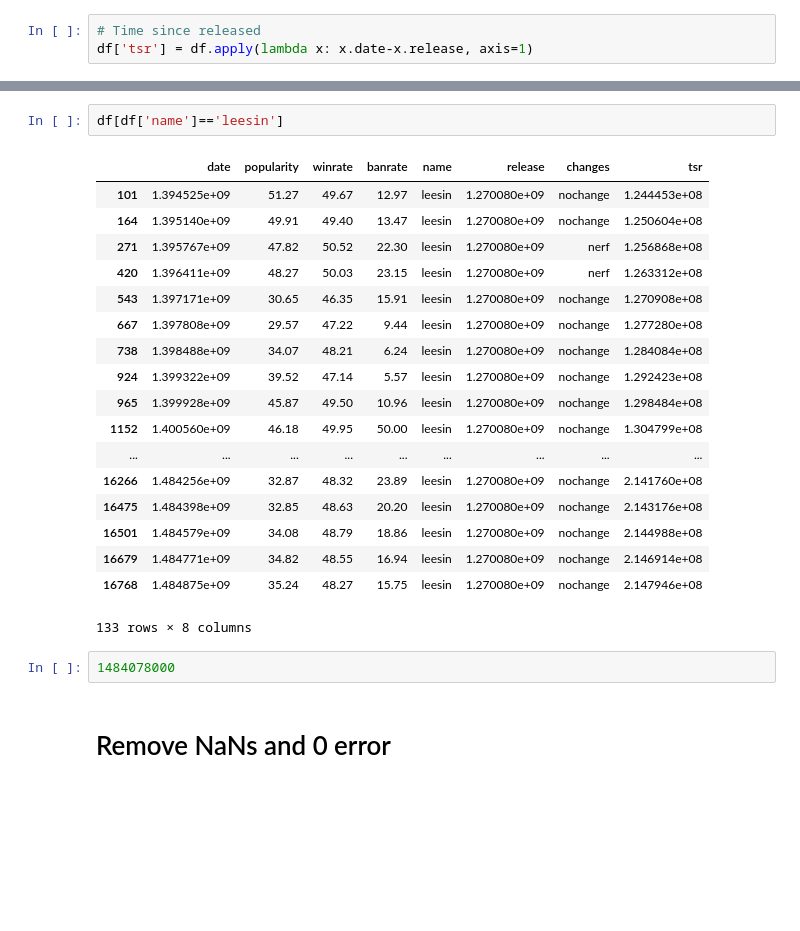
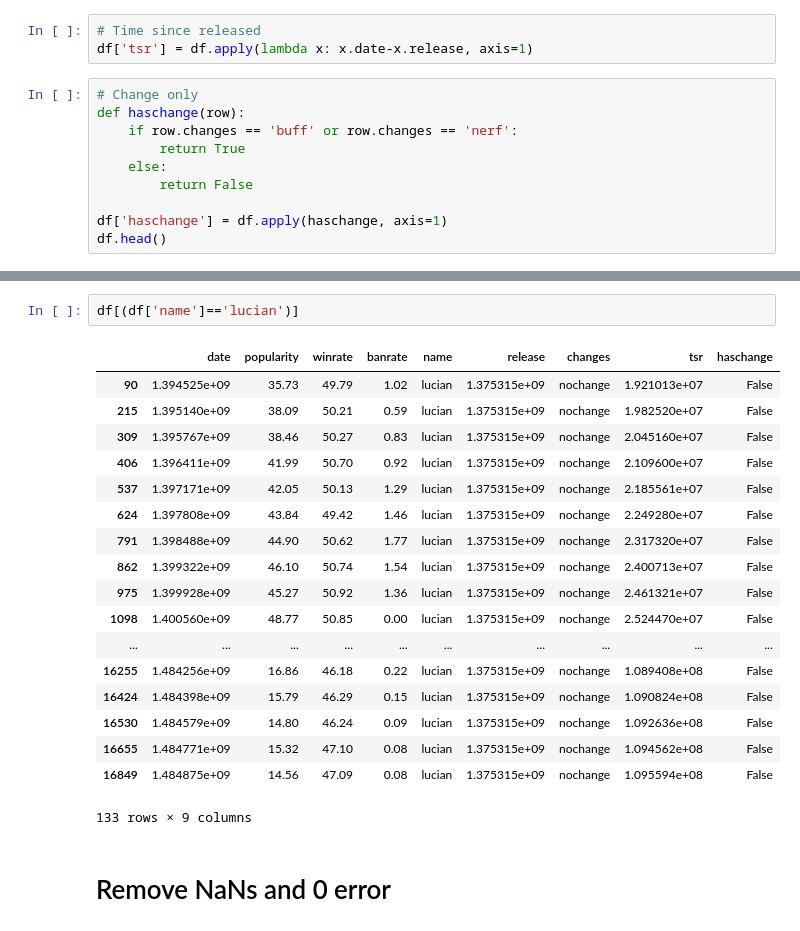
Before and after one commit to joseph-jnl/insight, a Jupyter notebook: lol_model_diamondonly.ipynb, the cells around one changed output, grey strips where cells are left out. Drawn from its saved outputs; the diff is of its cells as text; blank space fills up the shorter version.

```diff
--- a/lol_model_diamondonly.ipynb
+++ b/lol_model_diamondonly.ipynb
@@ -20,3 +20,13 @@ df.head()
 # %%
 # Time since released
 df['tsr'] = df.apply(lambda x: x.date-x.release, axis=1)
+# %%
+# Change only
+def haschange(row):
+    if row.changes == 'buff' or row.changes == 'nerf':
+        return True
+    else:
+        return False
+
+df['haschange'] = df.apply(haschange, axis=1)
+df.head()
@@ -23,26 +40,24 @@ df['tsr'] = df.apply(lambda x: x.date-x.release, axis=1)
 # %%
-df[df['name']=='leesin']
+df[(df['name']=='lucian')]
 # %% [output]
-|  | date | popularity | winrate | banrate | name | release | changes | tsr |
-| 101 | 1.394525e+09 | 51.27 | 49.67 | 12.97 | leesin | 1.270080e+09 | nochange | 1.244453e+08 |
-| 164 | 1.395140e+09 | 49.91 | 49.40 | 13.47 | leesin | 1.270080e+09 | nochange | 1.250604e+08 |
-| 271 | 1.395767e+09 | 47.82 | 50.52 | 22.30 | leesin | 1.270080e+09 | nerf | 1.256868e+08 |
-| 420 | 1.396411e+09 | 48.27 | 50.03 | 23.15 | leesin | 1.270080e+09 | nerf | 1.263312e+08 |
-| 543 | 1.397171e+09 | 30.65 | 46.35 | 15.91 | leesin | 1.270080e+09 | nochange | 1.270908e+08 |
-| 667 | 1.397808e+09 | 29.57 | 47.22 | 9.44 | leesin | 1.270080e+09 | nochange | 1.277280e+08 |
-| 738 | 1.398488e+09 | 34.07 | 48.21 | 6.24 | leesin | 1.270080e+09 | nochange | 1.284084e+08 |
-| 924 | 1.399322e+09 | 39.52 | 47.14 | 5.57 | leesin | 1.270080e+09 | nochange | 1.292423e+08 |
-| 965 | 1.399928e+09 | 45.87 | 49.50 | 10.96 | leesin | 1.270080e+09 | nochange | 1.298484e+08 |
-| 1152 | 1.400560e+09 | 46.18 | 49.95 | 50.00 | leesin | 1.270080e+09 | nochange | 1.304799e+08 |
-| ... | ... | ... | ... | ... | ... | ... | ... | ... |
-| 16266 | 1.484256e+09 | 32.87 | 48.32 | 23.89 | leesin | 1.270080e+09 | nochange | 2.141760e+08 |
-| 16475 | 1.484398e+09 | 32.85 | 48.63 | 20.20 | leesin | 1.270080e+09 | nochange | 2.143176e+08 |
-| 16501 | 1.484579e+09 | 34.08 | 48.79 | 18.86 | leesin | 1.270080e+09 | nochange | 2.144988e+08 |
-| 16679 | 1.484771e+09 | 34.82 | 48.55 | 16.94 | leesin | 1.270080e+09 | nochange | 2.146914e+08 |
-| 16768 | 1.484875e+09 | 35.24 | 48.27 | 15.75 | leesin | 1.270080e+09 | nochange | 2.147946e+08 |
+|  | date | popularity | winrate | banrate | name | release | changes | tsr | haschange |
+| 90 | 1.394525e+09 | 35.73 | 49.79 | 1.02 | lucian | 1.375315e+09 | nochange | 1.921013e+07 | False |
+| 215 | 1.395140e+09 | 38.09 | 50.21 | 0.59 | lucian | 1.375315e+09 | nochange | 1.982520e+07 | False |
+| 309 | 1.395767e+09 | 38.46 | 50.27 | 0.83 | lucian | 1.375315e+09 | nochange | 2.045160e+07 | False |
+| 406 | 1.396411e+09 | 41.99 | 50.70 | 0.92 | lucian | 1.375315e+09 | nochange | 2.109600e+07 | False |
+| 537 | 1.397171e+09 | 42.05 | 50.13 | 1.29 | lucian | 1.375315e+09 | nochange | 2.185561e+07 | False |
+| 624 | 1.397808e+09 | 43.84 | 49.42 | 1.46 | lucian | 1.375315e+09 | nochange | 2.249280e+07 | False |
+| 791 | 1.398488e+09 | 44.90 | 50.62 | 1.77 | lucian | 1.375315e+09 | nochange | 2.317320e+07 | False |
+| 862 | 1.399322e+09 | 46.10 | 50.74 | 1.54 | lucian | 1.375315e+09 | nochange | 2.400713e+07 | False |
+| 975 | 1.399928e+09 | 45.27 | 50.92 | 1.36 | lucian | 1.375315e+09 | nochange | 2.461321e+07 | False |
+| 1098 | 1.400560e+09 | 48.77 | 50.85 | 0.00 | lucian | 1.375315e+09 | nochange | 2.524470e+07 | False |
+| ... | ... | ... | ... | ... | ... | ... | ... | ... | ... |
+| 16255 | 1.484256e+09 | 16.86 | 46.18 | 0.22 | lucian | 1.375315e+09 | nochange | 1.089408e+08 | False |
+| 16424 | 1.484398e+09 | 15.79 | 46.29 | 0.15 | lucian | 1.375315e+09 | nochange | 1.090824e+08 | False |
+| 16530 | 1.484579e+09 | 14.80 | 46.24 | 0.09 | lucian | 1.375315e+09 | nochange | 1.092636e+08 | False |
+| 16655 | 1.484771e+09 | 15.32 | 47.10 | 0.08 | lucian | 1.375315e+09 | nochange | 1.094562e+08 | False |
+| 16849 | 1.484875e+09 | 14.56 | 47.09 | 0.08 | lucian | 1.375315e+09 | nochange | 1.095594e+08 | False |
-133 rows × 8 columns
+133 rows × 9 columns
-# %%
-1484078000
 # %% [markdown]
 # Remove NaNs and 0 error
 # %%
```
Also changed, not shown: parts of 32 cells of this notebook.
